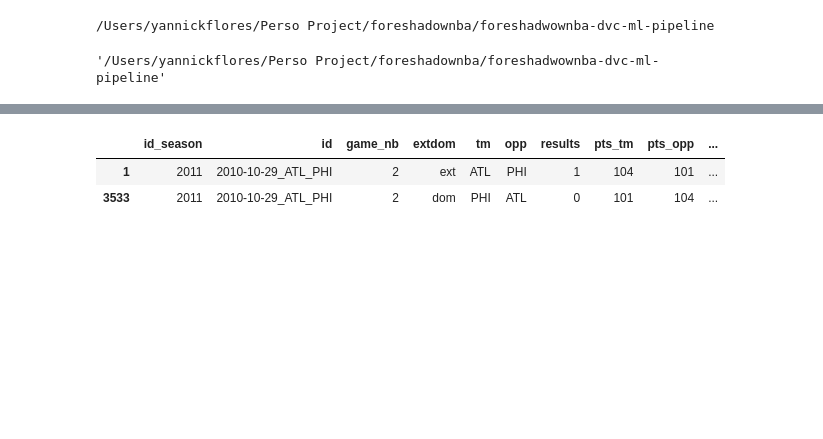
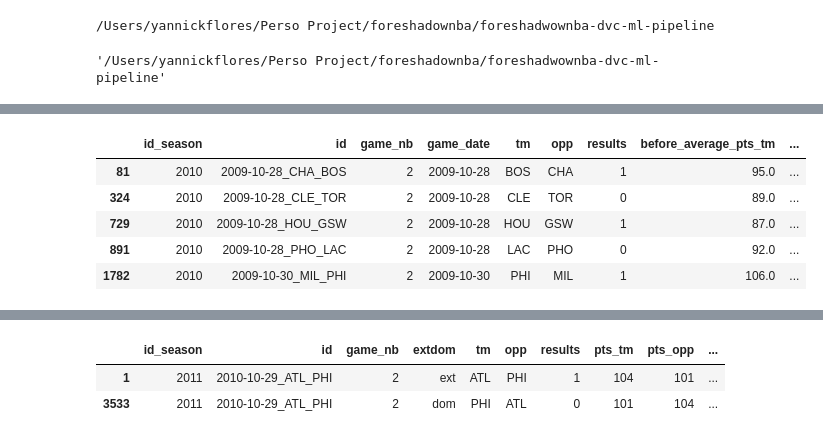
Before and after one commit to yannick-yf/foreshadwownba-dvc-ml-pipeline, a Jupyter notebook: notebooks/test_dev.ipynb, the cells around one changed output, grey strips where cells are left out. Saved outputs shown, nothing was run; the diff lists cells and outputs as text; code cells hidden in the pictures; blank space fills up the shorter version.

```diff
--- a/notebooks/test_dev.ipynb
+++ b/notebooks/test_dev.ipynb
@@ -43,4 +43,14 @@ before_average_W_ratio_opp                   float64
 dtype: object
+# %%
+null_data = df[df.isnull().any(axis=1)]
+null_data.head()
+# %% [output]
+|  | id_season | id | game_nb | game_date | tm | opp | results | before_average_pts_tm | ... |
+| 81 | 2010 | 2009-10-28_CHA_BOS | 2 | 2009-10-28 | BOS | CHA | 1 | 95.0 | ... |
+| 324 | 2010 | 2009-10-28_CLE_TOR | 2 | 2009-10-28 | CLE | TOR | 0 | 89.0 | ... |
+| 729 | 2010 | 2009-10-28_HOU_GSW | 2 | 2009-10-28 | HOU | GSW | 1 | 87.0 | ... |
+| 891 | 2010 | 2009-10-28_PHO_LAC | 2 | 2009-10-28 | LAC | PHO | 0 | 92.0 | ... |
+| 1782 | 2010 | 2009-10-30_MIL_PHI | 2 | 2009-10-30 | PHI | MIL | 1 | 106.0 | ... |
 # %%
 df.head()
 # %% [output]
```
Also changed, not shown: parts of 4 cells of this notebook, 8 other files.
